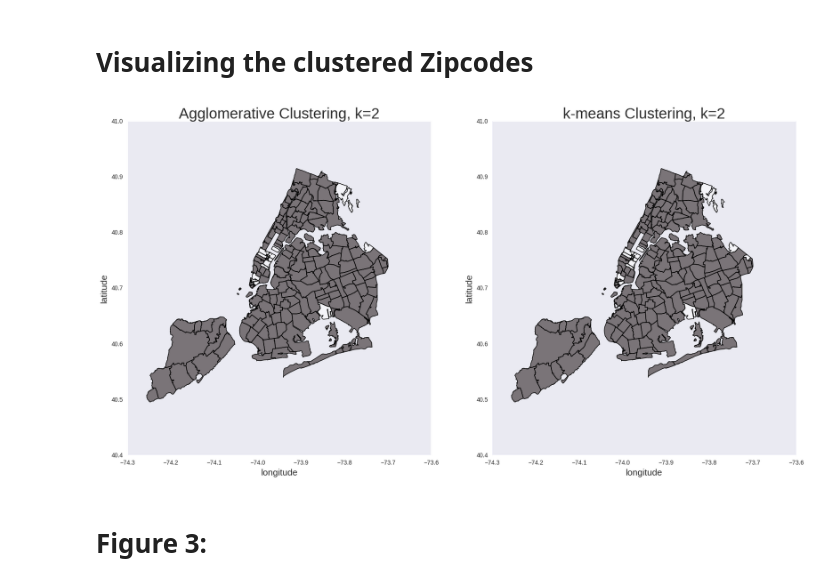
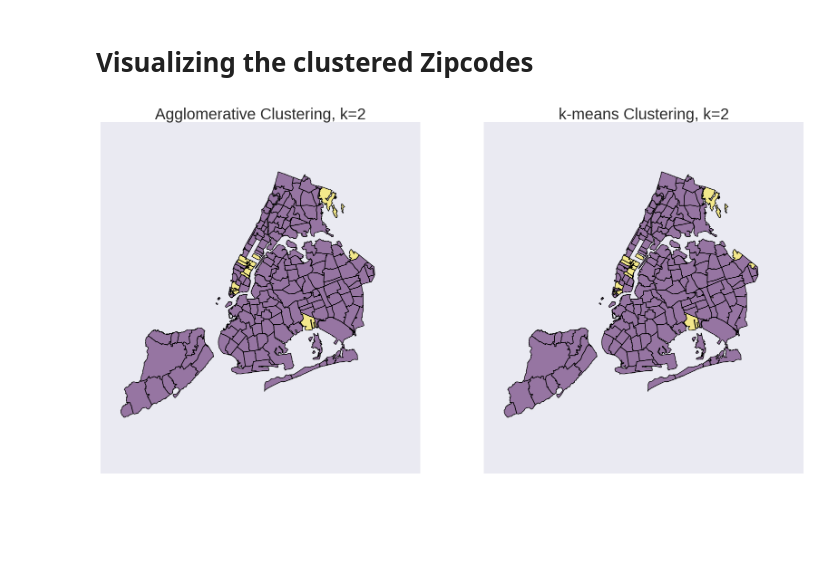
Before and after one commit to ace-gabriel/PUI2016_vys217, a Jupyter notebook: HW11_vys217/HW11_2_vys217.ipynb, the cells around one changed output. Cells and saved outputs as stored; diff of their text form; code cells hidden in the pictures; blank space fills up the shorter version.

```diff
--- a/HW11_vys217/HW11_2_vys217.ipynb
+++ b/HW11_vys217/HW11_2_vys217.ipynb
@@ -56,7 +109,7 @@ for i in range(10, 15, 1):
     year.append(str(i))
 # %%
 for i in year:
-    zf = zipfile.ZipFile('zbp'+i+'totals.zip')
+    zf = zipfile.ZipFile(os.getenv("PUIDATA") + "/" + "zbp" + i + "totals.zip")
     temp = pd.read_csv(zf.open('zbp'+i+'totals.zip'.replace('.zip','.txt')))
     temp.columns = map(str.lower, temp.columns)
     temp = temp[['zip', 'est']]
@@ -202,19 +255,18 @@ zip_codes['agg5_labels'] = agc5.labels_
 # %%
 fig = plt.figure(figsize=(20,10))
 ax1, ax2 = fig.add_subplot(121), fig.add_subplot(122)
-zip_codes.plot(cmap =cm.hot, column='agg2_labels', ax=ax1)
+zip_codes.plot(cmap =cm.viridis, column='agg2_labels', ax=ax1)
 ax1.set_title("Agglomerative Clustering, k=2", fontsize=25)
 ax1.grid()
-ax1.set_xlabel('longitude', fontsize = 15)
-ax1.set_ylabel('latitude', fontsize = 15)
+ax1.set_xticks([])
+ax1.set_yticks([])
 
-zip_codes.plot(cmap =cm.hot, column='km2_labels', ax=ax2)
+zip_codes.plot(cmap =cm.viridis, column='km2_labels', ax=ax2)
 ax2.set_title("k-means Clustering, k=2", fontsize=25)
 ax2.grid()
-ax2.set_xlabel('longitude', fontsize = 15)
-ax2.set_ylabel('latitude', fontsize = 15)
+ax2.set_xticks([])
+ax2.set_yticks([])
+
 plt.show()
 # %% [output]
-[figure, old version]
+[figure, new version]
-# %% [markdown]
-# Figure 3:
```
Also changed, not shown: parts of 13 cells of this notebook.
